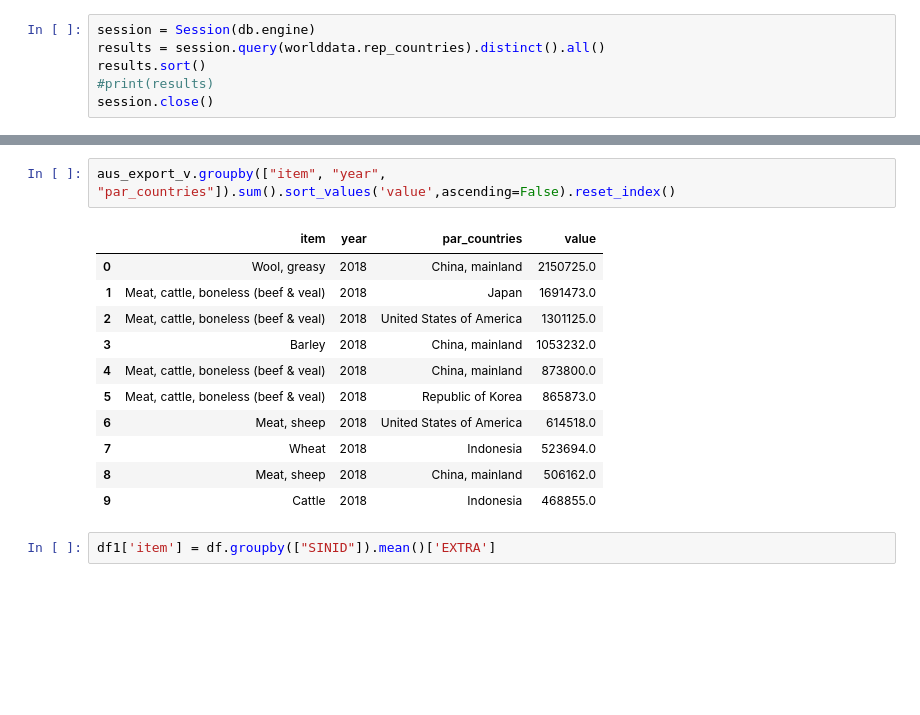
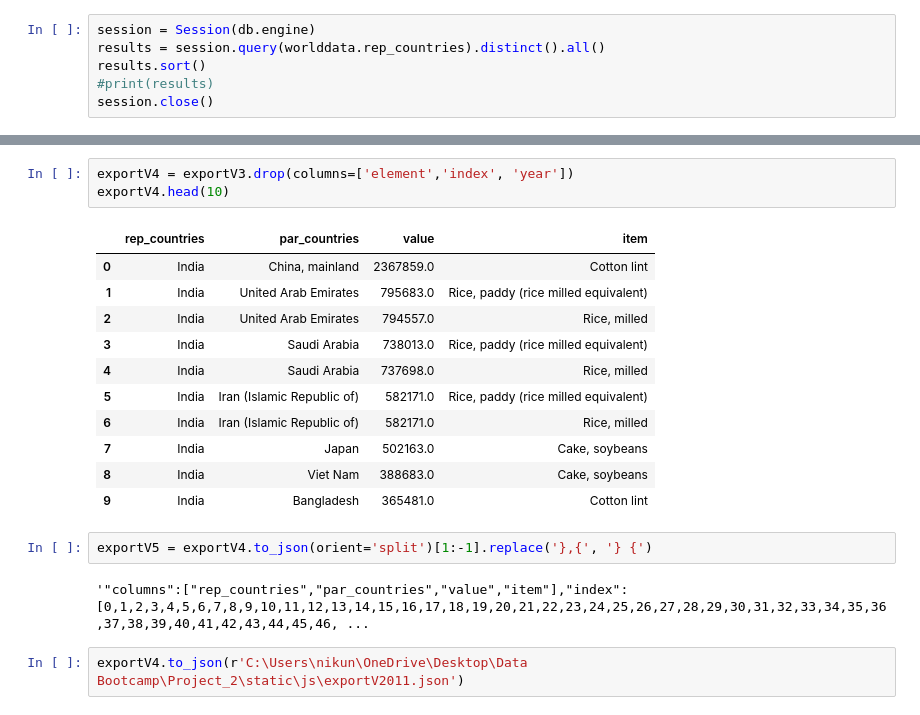
Before and after one commit to NikunjPatel852/Project_2, a Jupyter notebook: draftapiconnection.ipynb, the cells around one changed output, grey strips where cells are left out. Saved outputs shown, nothing was run; the diff lists cells and outputs as text; blank space fills up the shorter version.

```diff
--- a/draftapiconnection.ipynb
+++ b/draftapiconnection.ipynb
@@ -102,16 +126,21 @@ aus_export_v
-# %%
-aus_export_v.groupby(["item", "year", "par_countries"]).sum().sort_values('value',ascending=False).reset_index()
-# %% [output]
-|  | item | year | par_countries | value |
-| 0 | Wool, greasy | 2018 | China, mainland | 2150725.0 |
-| 1 | Meat, cattle, boneless (beef & veal) | 2018 | Japan | 1691473.0 |
-| 2 | Meat, cattle, boneless (beef & veal) | 2018 | United States of America | 1301125.0 |
-| 3 | Barley | 2018 | China, mainland | 1053232.0 |
-| 4 | Meat, cattle, boneless (beef & veal) | 2018 | China, mainland | 873800.0 |
-| 5 | Meat, cattle, boneless (beef & veal) | 2018 | Republic of Korea | 865873.0 |
-| 6 | Meat, sheep | 2018 | United States of America | 614518.0 |
-| 7 | Wheat | 2018 | Indonesia | 523694.0 |
-| 8 | Meat, sheep | 2018 | China, mainland | 506162.0 |
-| 9 | Cattle | 2018 | Indonesia | 468855.0 |
-# %%
-df1['item'] = df.groupby(["SINID"]).mean()['EXTRA']
+# %%
+exportV4 = exportV3.drop(columns=['element','index', 'year'])
+exportV4.head(10)
+# %% [output]
+|  | rep_countries | par_countries | value | item |
+| 0 | India | China, mainland | 2367859.0 | Cotton lint |
+| 1 | India | United Arab Emirates | 795683.0 | Rice, paddy (rice milled equivalent) |
+| 2 | India | United Arab Emirates | 794557.0 | Rice, milled |
+| 3 | India | Saudi Arabia | 738013.0 | Rice, paddy (rice milled equivalent) |
+| 4 | India | Saudi Arabia | 737698.0 | Rice, milled |
+| 5 | India | Iran (Islamic Republic of) | 582171.0 | Rice, paddy (rice milled equivalent) |
+| 6 | India | Iran (Islamic Republic of) | 582171.0 | Rice, milled |
+| 7 | India | Japan | 502163.0 | Cake, soybeans |
+| 8 | India | Viet Nam | 388683.0 | Cake, soybeans |
+| 9 | India | Bangladesh | 365481.0 | Cotton lint |
+# %%
+exportV5 = exportV4.to_json(orient='split')[1:-1].replace('},{', '} {')
+# %% [output]
+'"columns":["rep_countries","par_countries","value","item"],"index":[0,1,2,3,4,5,6,7,8,9,10,11,12,13,14,15,16,17,18,19,20,21,22,23,24,25,26,27,28,29,30,31,32,33,34,35,36,37,38,39,40,41,42,43,44,45,46, ...
+# %%
+exportV4.to_json(r'C:\Users\nikun\OneDrive\Desktop\Data Bootcamp\Project_2\static\js\exportV2011.json')
```
Also changed, not shown: parts of 9 cells of this notebook, 5 other files.
